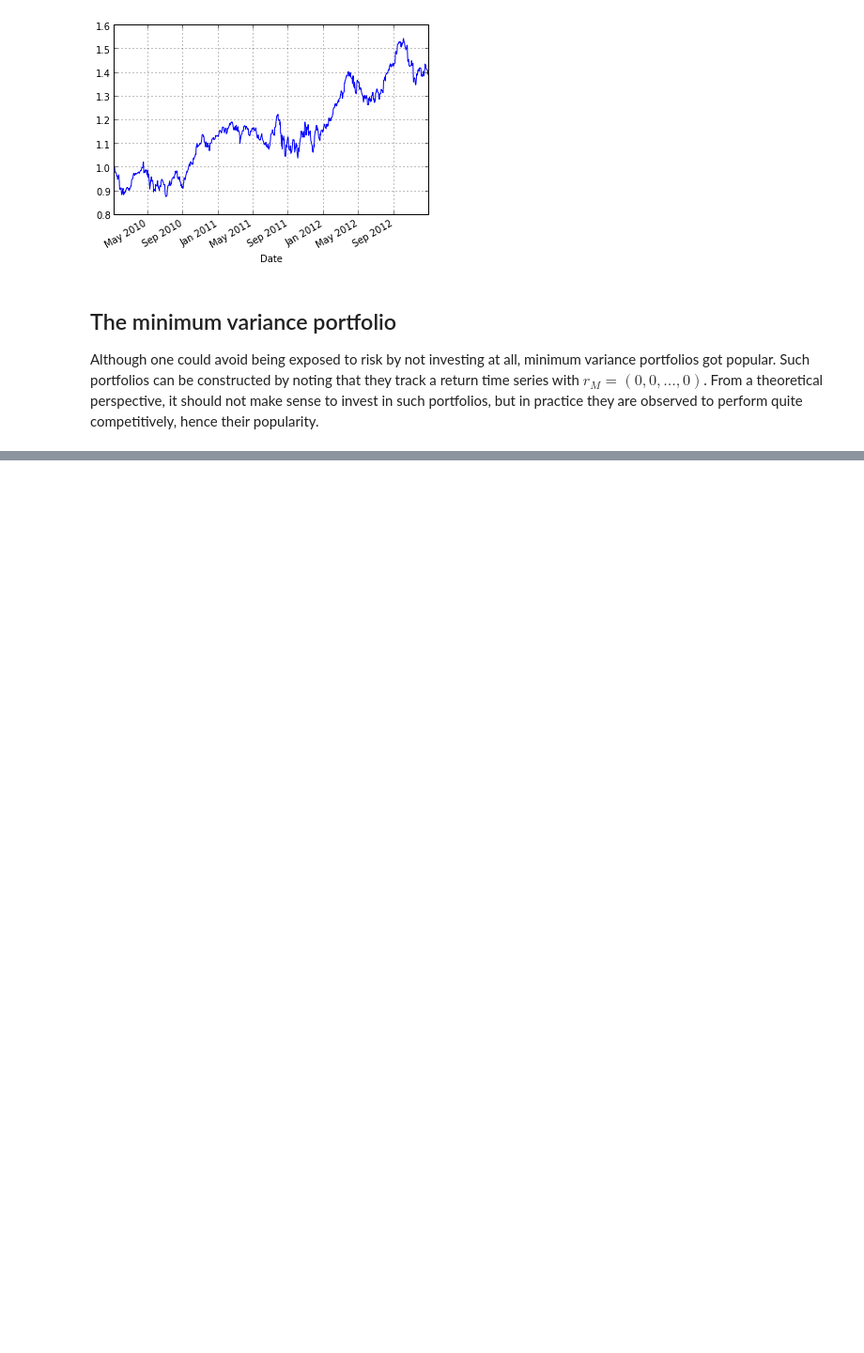
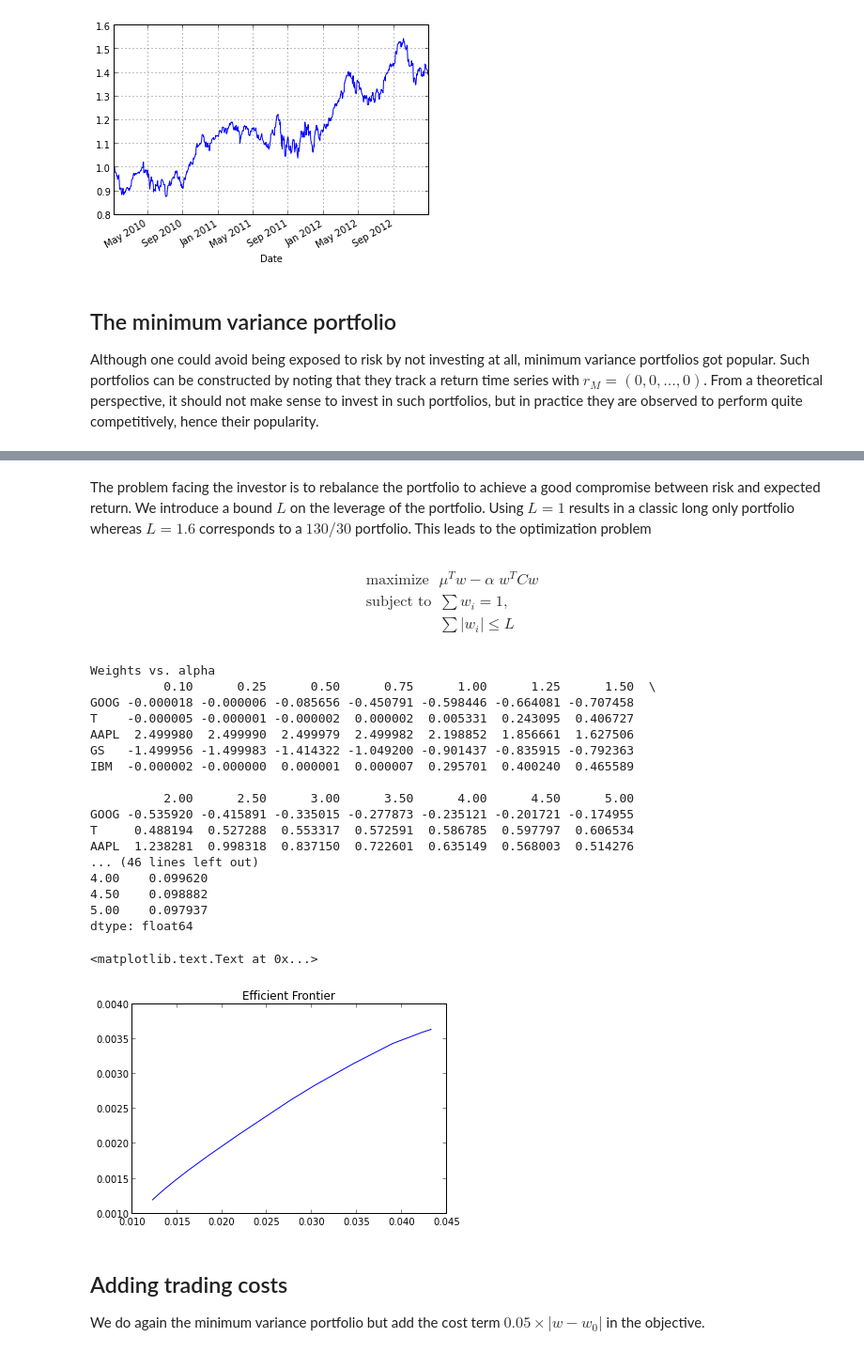
Before and after one commit to tschm/MosekRegression, a Jupyter notebook: EquityPortfolios.ipynb, the cells around one changed output, grey strips where cells are left out. Shown at 94% size. Saved outputs shown, nothing was run; the diff lists cells and outputs as text; code cells hidden in the pictures; blank space fills up the shorter version.

```diff
--- a/EquityPortfolios.ipynb
+++ b/EquityPortfolios.ipynb
@@ -81,0 +116,3 @@ sol = np.array(weights.level())
+# %%
+mu = stocks.mean()
+print mu
@@ -81,0 +126,3 @@ sol = np.array(weights.level())
+# %%
+covar = stocks.cov()
+print covar
@@ -82 +136,75 @@ sol = np.array(weights.level())
+# %% [markdown]
+The problem facing the investor is to rebalance the portfolio to achieve a good compromise between risk and expected return.
+We introduce a bound $L$ on the leverage of the portfolio. Using $L=1$ results in a classic long only portfolio whereas $L=1.6$ corresponds to a $130/30$ portfolio. This leads to the optimization problem
+# %% [markdown]
+
+$$
+\begin{array}{llll}
+\mbox{maximize}& {\mu}^{T} w - \alpha\; w^T C w& &\\
+\mbox{subject to}& \sum w_i = 1, \\
+& \sum \left|w_i\right| \leq L&&
+\end{array}
+$$
+# %%
+def Markowitz(mu, covar, alpha=0.5, L=1.0):
+
+    # define model
+    model = mModel.build_model('meanVariance')
+
+    # introduce n non-negative weight variables
+    weights = mModel.weights(model, "weights", n=covar.shape[1])
+
+    lev = mMath.l1_norm(model, "leverage", weights)
+    # e'*w = 1
+    mBound.equal(model, Expr.sum(weights), 1.0)
+    25,
+    mBound.upper(model, lev, L)
+
+    v = Expr.dot(mu.values, weights)
+    var = mMath.variance(model, "variance", weights, alpha*covar.values)
+
+    mModel.maximise(model, Expr.sub(v,var))
+
+    weights = pd.Series(data=np.array(weights.level()), index=stocks.keys())
+    return weights
+# %%
+weights = pd.DataFrame({alpha: Markowitz(mu, covar, alpha, L=4.0) for alpha in [0.1,0.25,0.5,0.75,1.0,1.25,1.5,2.0,2.5,3.0,3.5,4.0,4.5,5.0]})
+print "Weights vs. alpha"
+print weights
+
+profit = pd.DataFrame({alpha: (stocks * weights[alpha]).sum(axis=1) for alpha in weights.columns})
+print "Mean of Profits vs. alpha"
+print profit.mean()
+print "Stdev of Profits vs. alpha"
+print profit.std()
+print "Sharpe Ratio of Profits vs. alpha"
+print profit.mean()/profit.std()
+
+import matplotlib.pyplot as plt
+plt.plot(profit.std(),profit.mean())
+plt.title("Efficient Frontier")
+# %% [output]
+Weights vs. alpha
+          0.10      0.25      0.50      0.75      1.00      1.25      1.50  \
+GOOG -0.000018 -0.000006 -0.085656 -0.450791 -0.598446 -0.664081 -0.707458
+T    -0.000005 -0.000001 -0.000002  0.000002  0.005331  0.243095  0.406727
+AAPL  2.499980  2.499990  2.499979  2.499982  2.198852  1.856661  1.627506
+GS   -1.499956 -1.499983 -1.414322 -1.049200 -0.901437 -0.835915 -0.792363
+IBM  -0.000002 -0.000000  0.000001  0.000007  0.295701  0.400240  0.465589
+
+          2.00      2.50      3.00      3.50      4.00      4.50      5.00
+GOOG -0.535920 -0.415891 -0.335015 -0.277873 -0.235121 -0.201721 -0.174955
+T     0.488194  0.527288  0.553317  0.572591  0.586785  0.597797  0.606534
+AAPL  1.238281  0.998318  0.837150  0.722601  0.635149  0.568003  0.514276
+... (46 lines left out)
+4.00    0.099620
+4.50    0.098882
+5.00    0.097937
+dtype: float64
+<matplotlib.text.Text at 0x...>
+[figure, added]
+# %% [markdown]
+## Adding trading costs
+
+We do again the minimum variance portfolio but add the cost term $0.05\times\left|w-w_0\right|$ in the objective.
 # %%
```
Also changed, not shown: parts of 13 cells of this notebook, 4 other files.
